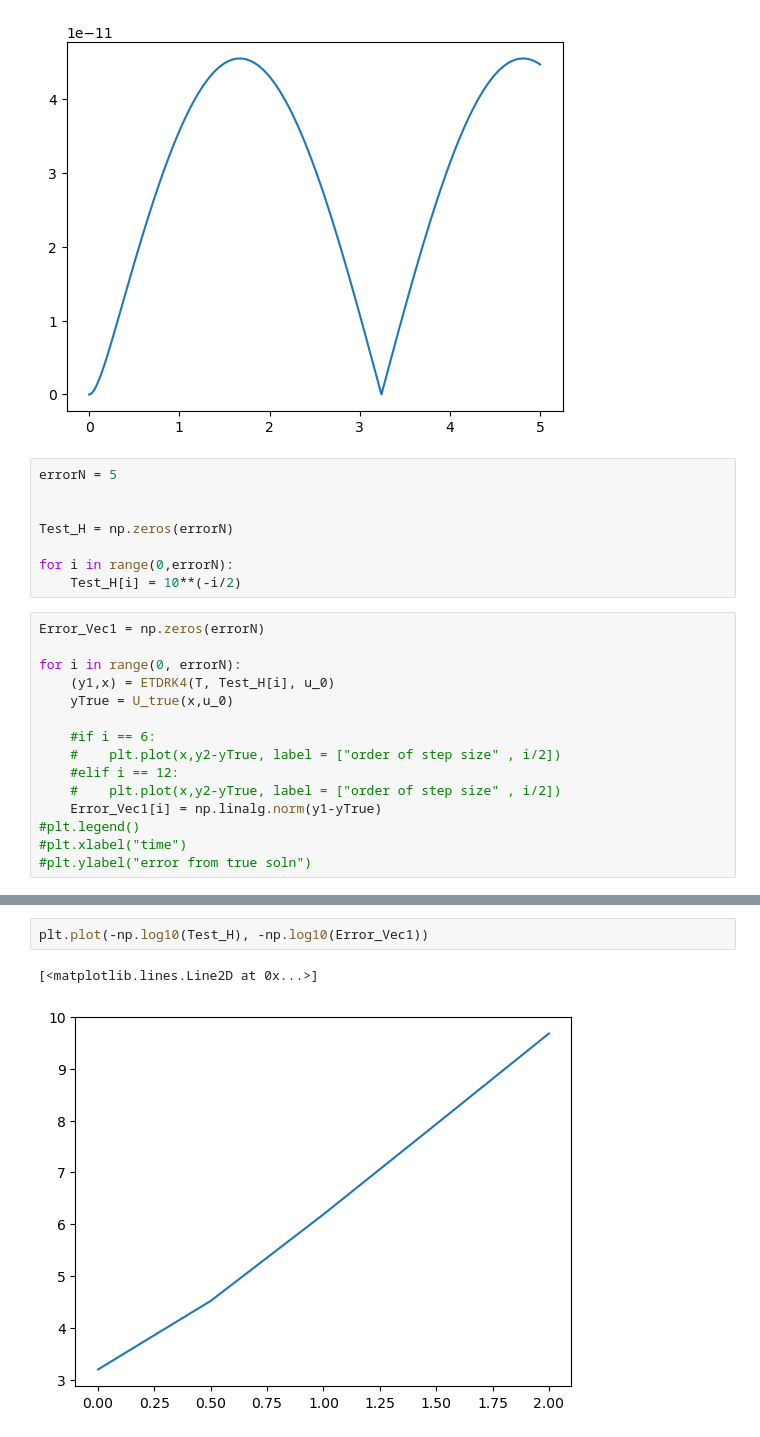
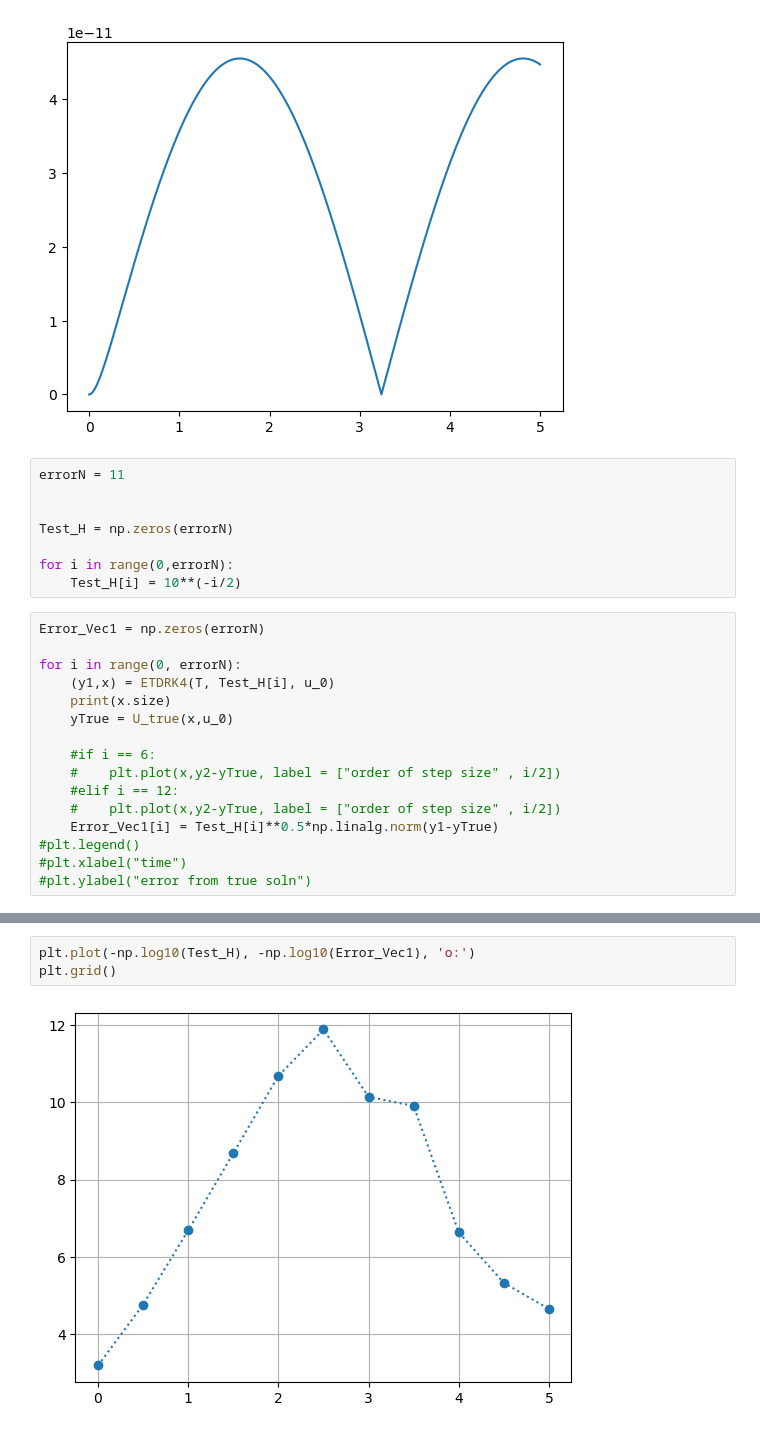
Before and after one commit to Gaffeyh/Research_Project, a Jupyter notebook: Runge_Kutte_Experimentation.ipynb, the cells around one changed output, grey strips where cells are left out. Drawn from its saved outputs; the diff is of its cells as text.

```diff
--- a/Runge_Kutte_Experimentation.ipynb
+++ b/Runge_Kutte_Experimentation.ipynb
@@ -74,7 +74,7 @@ plt.plot(x,np.abs(y - U_true(x,5)))
 [<matplotlib.lines.Line2D at 0x...>]
 [figure]
 # %%
-errorN = 5
+errorN = 11
 
 
 Test_H = np.zeros(errorN)
@@ -86,13 +86,14 @@ Error_Vec1 = np.zeros(errorN)
 
 for i in range(0, errorN):
     (y1,x) = ETDRK4(T, Test_H[i], u_0)
+    print(x.size)
     yTrue = U_true(x,u_0)
 
     #if i == 6:
     #    plt.plot(x,y2-yTrue, label = ["order of step size" , i/2])
     #elif i == 12:
     #    plt.plot(x,y2-yTrue, label = ["order of step size" , i/2])
-    Error_Vec1[i] = np.linalg.norm(y1-yTrue)
+    Error_Vec1[i] = Test_H[i]**0.5*np.linalg.norm(y1-yTrue)
 #plt.legend()
 #plt.xlabel("time")
 #plt.ylabel("error from true soln")
@@ -102,5 +118,5 @@ Text(0, 0.5, 'error from true soln')
 # %%
-plt.plot(-np.log10(Test_H), -np.log10(Error_Vec1))
+plt.plot(-np.log10(Test_H), -np.log10(Error_Vec1), 'o:')
+plt.grid()
 # %% [output]
-[<matplotlib.lines.Line2D at 0x...>]
-[figure, old version]
+[figure, new version]
```
Also changed, not shown: parts of 2 cells of this notebook, 1 other file.
